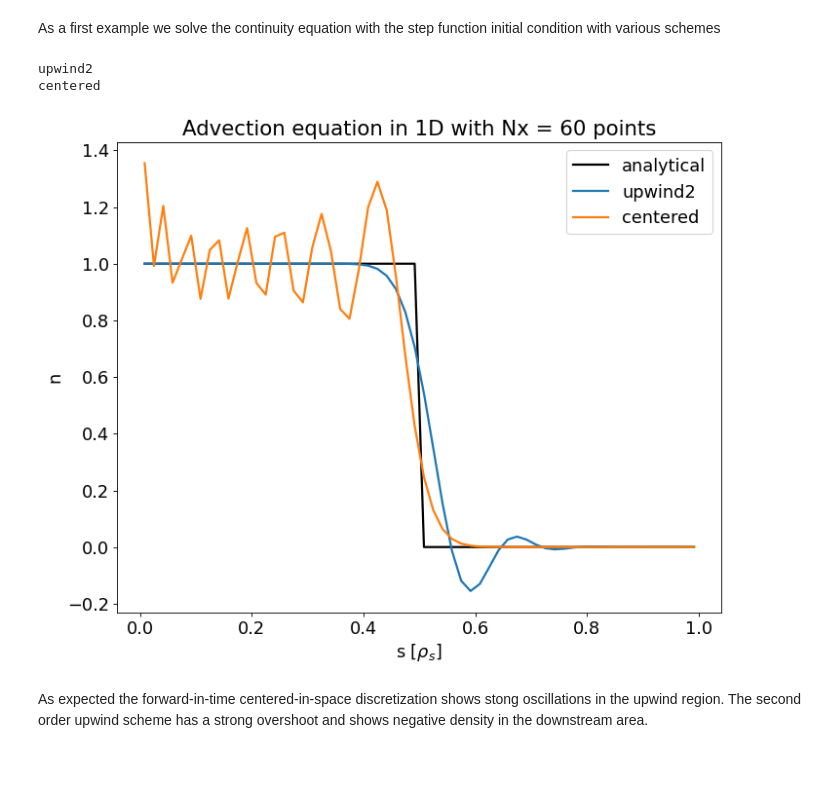
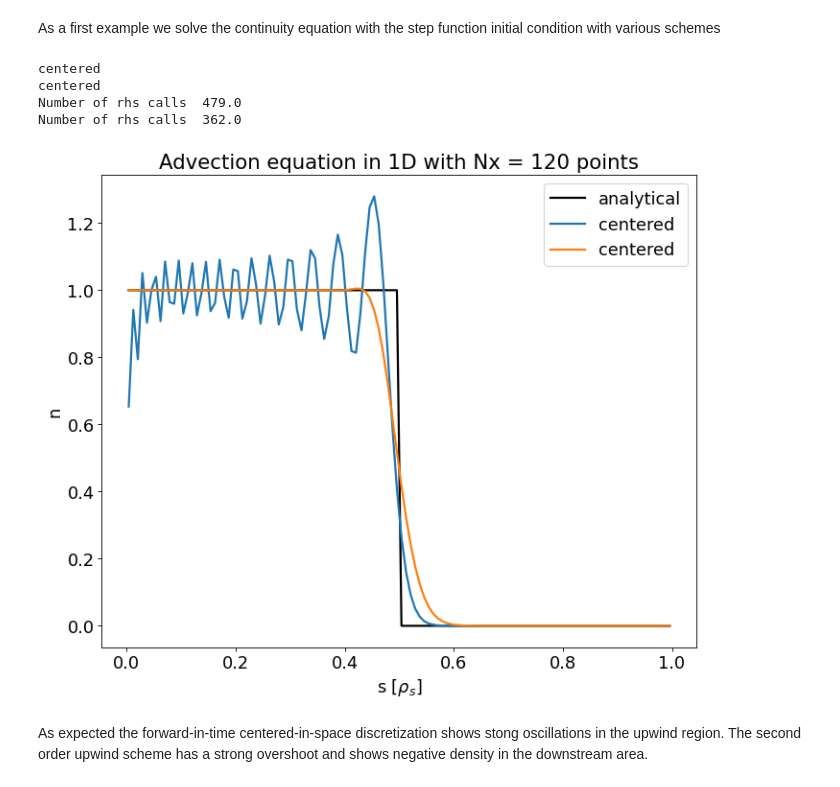
Before and after one commit to mwiesenberger/advection, a Jupyter notebook: upwind.ipynb, the cells around one changed output. Drawn from its saved outputs; the diff is of its cells as text; code cells hidden in the pictures.

```diff
--- a/upwind.ipynb
+++ b/upwind.ipynb
@@ -171,20 +172,22 @@ As a first example we solve the continuity equation with the
 step function initial condition with various schemes
 # %%
 p_list = []
-for p in ["upwind2", "centered"] :
-    #for nu in [0, 2e-3]:
+for p in ["centered"] :
+    for nu in [0, 2e-3]:
         params = make_continuity_input()
-        params["grid"]["Nx"] = 60
+        params["grid"]["Nx"] = 120
         print(p)
         params["advection"]["type"] = p
-        #params["physical"]["nu"] = nu
+        params["physical"]["nu"] = nu
 
         p_list.append(params)
 plot_upwind(p_list)
 # %% [output]
-upwind2
 centered
+centered
+Number of rhs calls  479.0
+Number of rhs calls  362.0
-[figure, old version]
+[figure, new version]
 # %% [markdown]
 As expected the forward-in-time centered-in-space discretization shows stong oscillations in the upwind region. The second order upwind scheme has a strong overshoot and shows negative density in the downstream area.
 # %%
```
Also changed, not shown: parts of 8 cells of this notebook.
